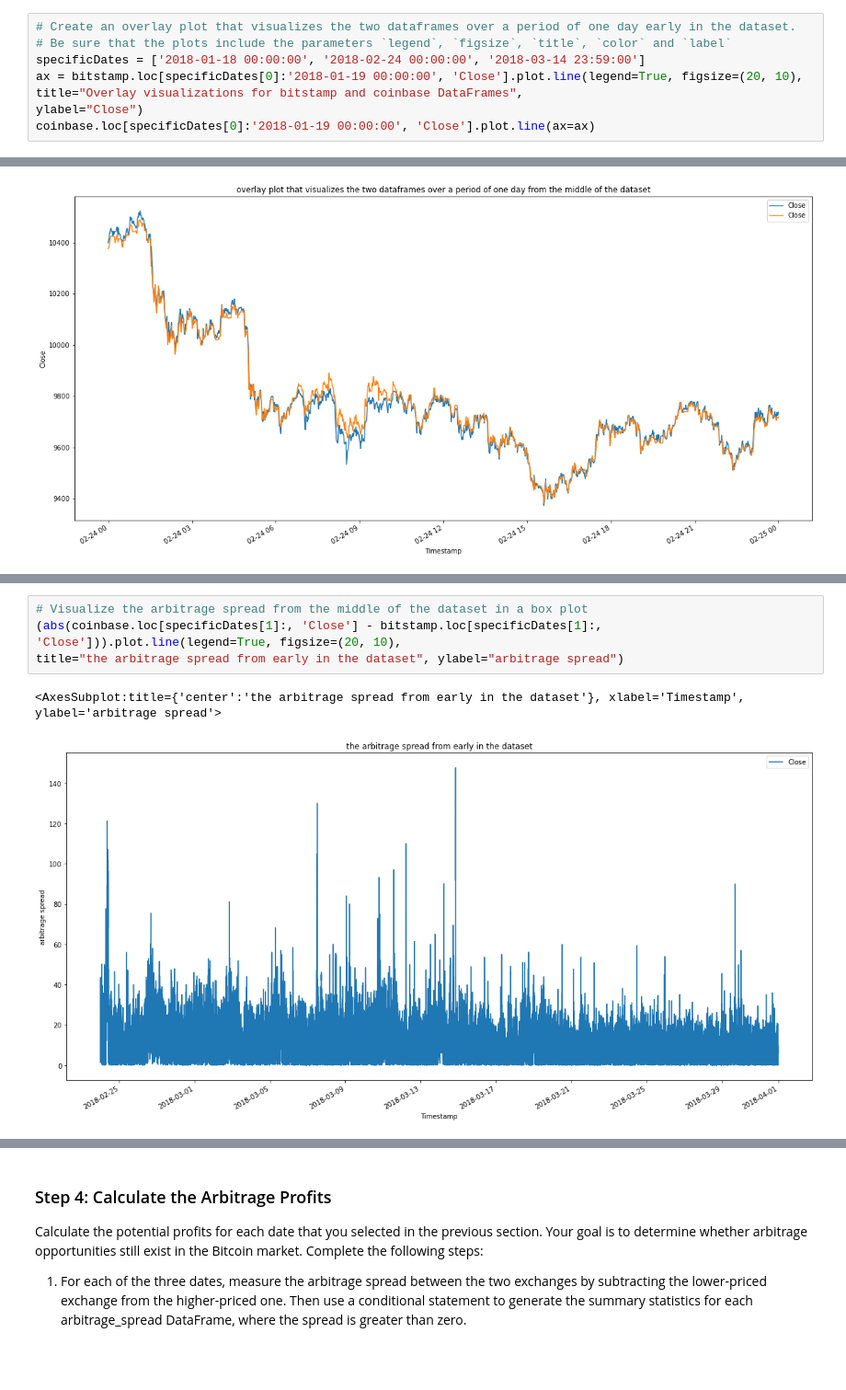
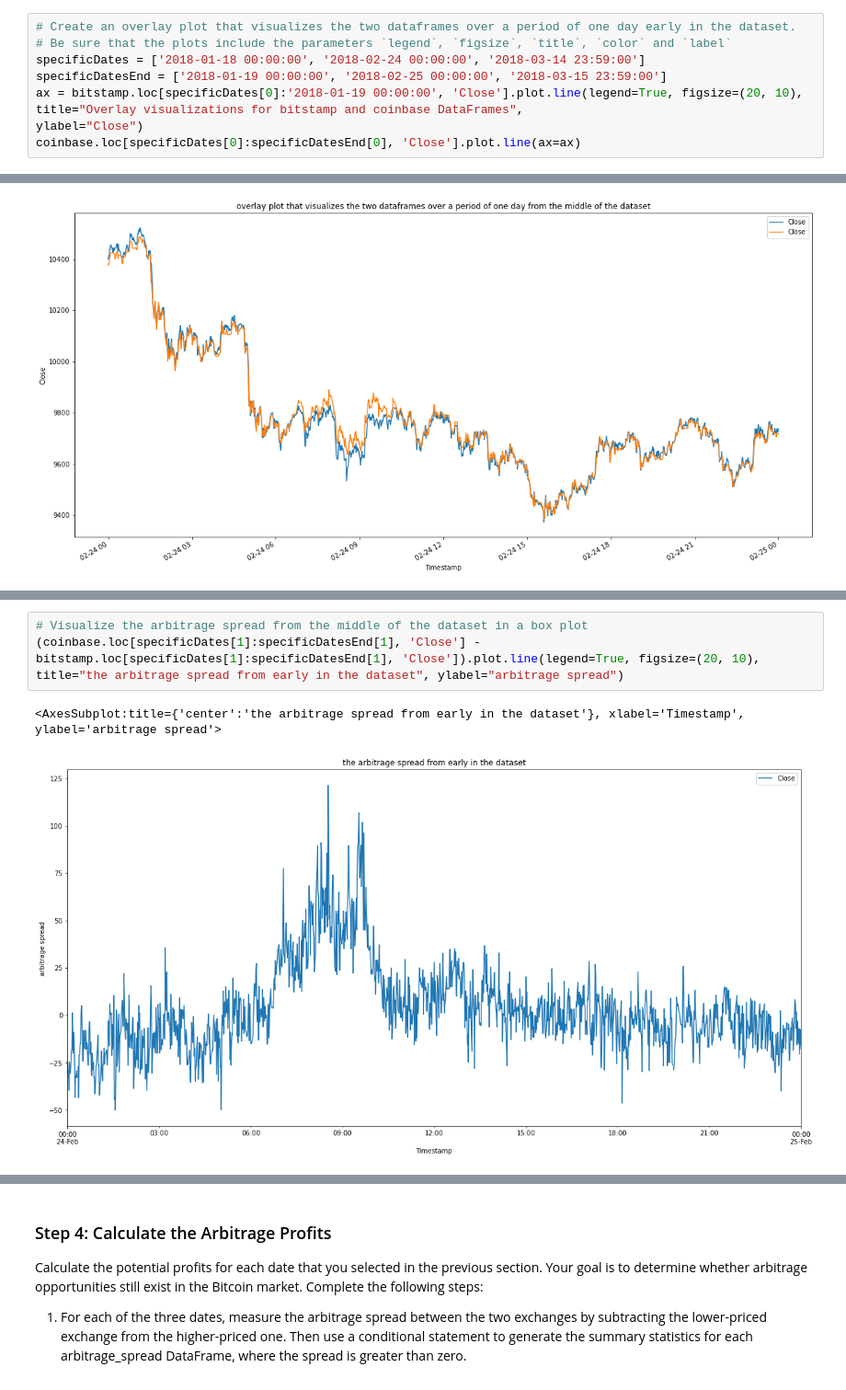
Before and after one commit to gatsbyz/columbia_bootcamp, a Jupyter notebook: module3/crypto_arbitrage.ipynb, the cells around one changed output, grey strips where cells are left out. Shown at 92% size. Cells and saved outputs as stored; diff of their text form; blank space fills up the shorter version.

```diff
--- a/module3/crypto_arbitrage.ipynb
+++ b/module3/crypto_arbitrage.ipynb
@@ -278,9 +278,10 @@ Focus your analysis on specific dates by completing the following steps:
 # Create an overlay plot that visualizes the two dataframes over a period of one day early in the dataset.
 # Be sure that the plots include the parameters `legend`, `figsize`, `title`, `color` and `label`
 specificDates = ['2018-01-18 00:00:00', '2018-02-24 00:00:00', '2018-03-14 23:59:00']
+specificDatesEnd = ['2018-01-19 00:00:00', '2018-02-25 00:00:00', '2018-03-15 23:59:00']
 ax = bitstamp.loc[specificDates[0]:'2018-01-19 00:00:00', 'Close'].plot.line(legend=True, figsize=(20, 10), title="Overlay visualizations for bitstamp and coinbase DataFrames",
 ylabel="Close")
-coinbase.loc[specificDates[0]:'2018-01-19 00:00:00', 'Close'].plot.line(ax=ax)
+coinbase.loc[specificDates[0]:specificDatesEnd[0], 'Close'].plot.line(ax=ax)
 # %% [output]
 <AxesSubplot:title={'center':'Overlay visualizations for bitstamp and coinbase DataFrames'}, xlabel='Timestamp', ylabel='Close'>
 [figure]
@@ -341,10 +345,10 @@ Name: Close, dtype: float64
 # %%
 # Visualize the arbitrage spread from the middle of the dataset in a box plot
-(abs(coinbase.loc[specificDates[1]:, 'Close'] - bitstamp.loc[specificDates[1]:, 'Close'])).plot.line(legend=True, figsize=(20, 10),
+(coinbase.loc[specificDates[1]:specificDatesEnd[1], 'Close'] - bitstamp.loc[specificDates[1]:specificDatesEnd[1], 'Close']).plot.line(legend=True, figsize=(20, 10),
 title="the arbitrage spread from early in the dataset", ylabel="arbitrage spread")
 # %% [output]
 <AxesSubplot:title={'center':'the arbitrage spread from early in the dataset'}, xlabel='Timestamp', ylabel='arbitrage spread'>
-[figure, old version]
+[figure, new version]
 # %%
 # Create an overlay plot that visualizes the two dataframes over a period of one day from late in the dataset.
 # Be sure that the plots include the parameters `legend`, `figsize`, `title`, `color` and `label`
```
Also changed, not shown: parts of 8 cells of this notebook.
